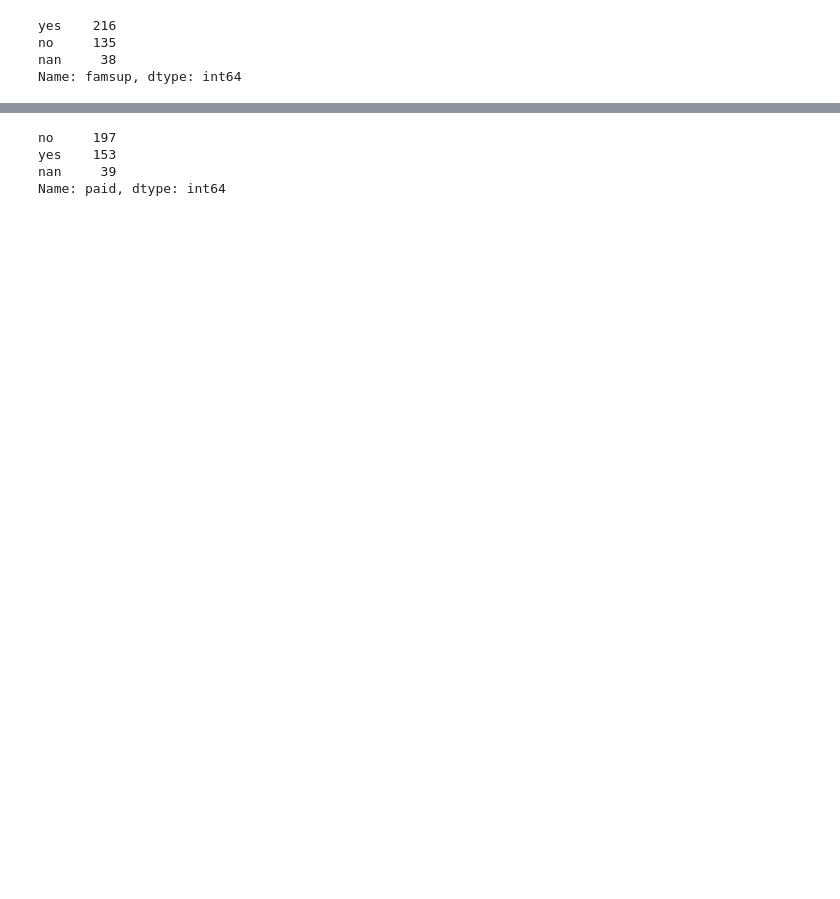
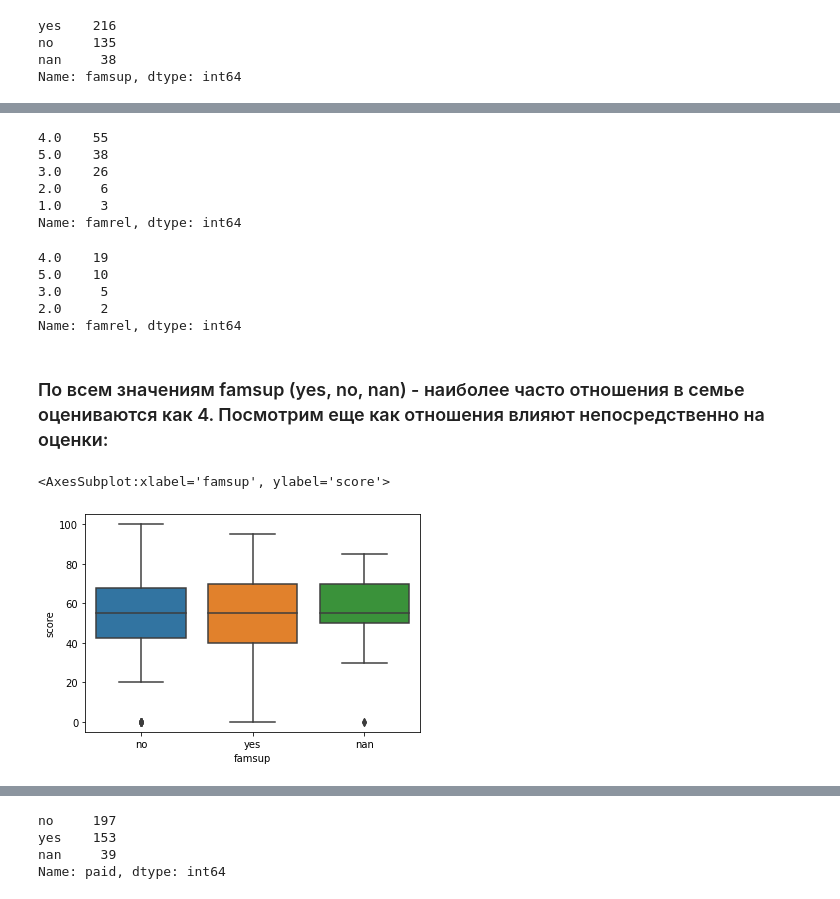
Before and after one commit to novikaj/AlinaProjects, a Jupyter notebook: module_2/0_project_2_EDA.ipynb, the cells around one changed output, grey strips where cells are left out. Cells and saved outputs as stored; diff of their text form; code cells hidden in the pictures; blank space fills up the shorter version.

```diff
--- a/module_2/0_project_2_EDA.ipynb
+++ b/module_2/0_project_2_EDA.ipynb
@@ -833,0 +887,24 @@ Name: famsup, dtype: int64
+# %%
+studying[studying['famsup']=='no'].famrel.value_counts()
+# %% [output]
+4.0    55
+5.0    38
+3.0    26
+2.0     6
+1.0     3
+Name: famrel, dtype: int64
+# %%
+studying[studying['famsup']=='nan'].famrel.value_counts()
+# %% [output]
+4.0    19
+5.0    10
+3.0     5
+2.0     2
+Name: famrel, dtype: int64
+# %% [markdown]
+### По всем значениям famsup (yes, no, nan) - наиболее часто отношения в семье оцениваются как 4. Посмотрим еще как отношения влияют непосредственно на оценки:
+# %%
+sns.boxplot(x='famsup', y='score', data=studying)
+# %% [output]
+<AxesSubplot:xlabel='famsup', ylabel='score'>
+[figure, added]
```
Also changed, not shown: parts of 65 cells of this notebook.
